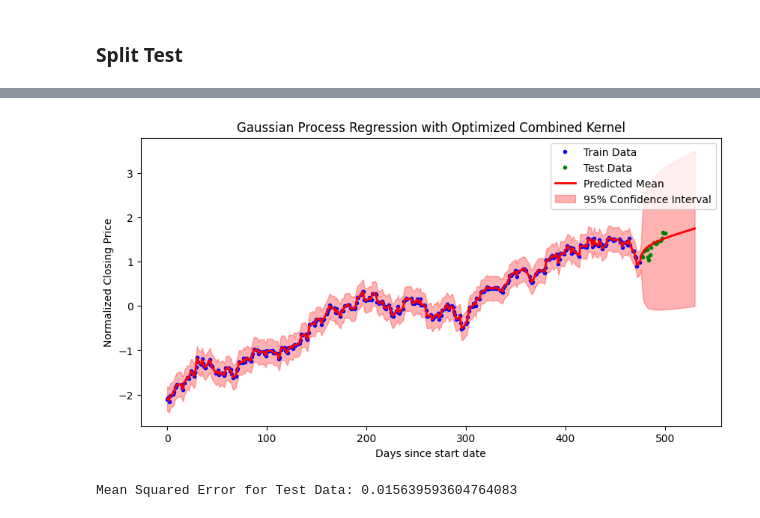
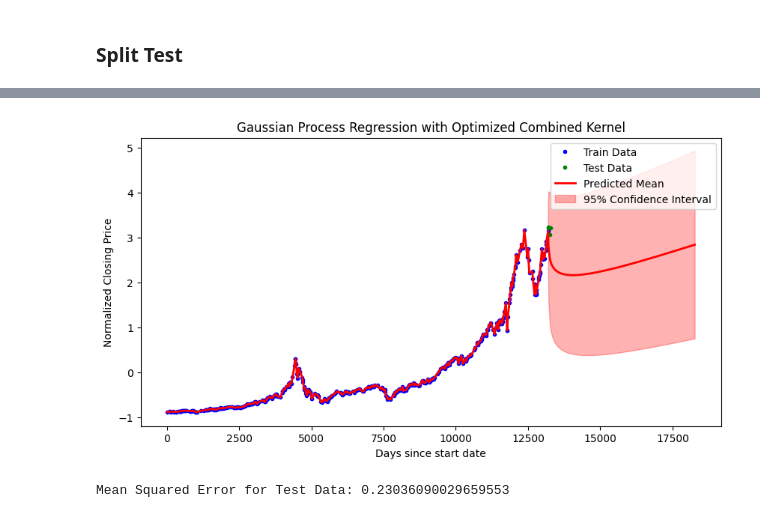
Before and after one commit to guner-aygin/Stock_Valuation, a Jupyter notebook: Stock_Forecast.ipynb, the cells around one changed output, grey strips where cells are left out. Saved outputs shown, nothing was run; the diff lists cells and outputs as text; code cells hidden in the pictures.

Commit message:
Forecasting NASDAQ based on all data

```diff
--- a/Stock_Forecast.ipynb
+++ b/Stock_Forecast.ipynb
@@ -11,7 +12,7 @@ from skopt.space import Real, Integer
 # %%
 # Define the ticker symbol and date range
-ticker = "QQQ"
-start_date = "2023-01-01"
+ticker = "^IXIC"
+start_date = "1988-01-01"
 end_date = "2024-05-20"
 
 # Download stock data
@@ -55,7 +52,7 @@ data.loc[:, 'Close'] = (data['Close'] - data['Close'].mean()) / data['Close'].st
 
 # Adjust the sample size to be smaller than the number of available data points
 available_data_points = len(data)
-sample_size = min(600, available_data_points)  # Adjust sample size to be smaller than available data
+sample_size = min(500, available_data_points)  # Adjust sample size to be smaller than available data
 
 # Reduce the dataset size by taking a random sample
 data_sample = data.sample(n=sample_size, random_state=1).sort_values(by='Date')
@@ -63,7 +60,7 @@ data_sample = data.sample(n=sample_size, random_state=1).sort_values(by='Date')
 ### Split Test
 # %%
 # Split the data into training and test sets
-train_size = int(len(data_sample) * 0.95)
+train_size = int(len(data_sample) * 0.99)
 data_train = data_sample.iloc[:train_size]
 data_test = data_sample.iloc[train_size:]
 
@@ -176,35 +179,35 @@ Got error No model on context stack. trying to find log_likelihood in translatio
 # %%
 # Extend the date range for future predictions
-num_future_days = 30  # Number of future days to predict
+num_future_days = 5000  # Number of future days to predict
 last_date = data_sample['Date'].max()
 future_dates = np.arange(last_date + 1, last_date + num_future_days + 1)[:, None]
 
 # Combine current dates with future dates
 X_all = np.vstack((data_sample['Date'].values[:, None], future_dates))
 
 with model:
     mu_all, var_all = gp.predict(X_all, point=trace[-1], diag=True)
 
 # Make predictions for the test dataset separately for MSE calculation
 with model:
     mu_test, var_test = gp.predict(X_test, point=trace[-1], diag=True)
 
 # Plotting
 plt.figure(figsize=(10, 5))
 plt.plot(X_train, y_train, 'b.', label='Train Data')
 plt.plot(X_test, y_test, 'g.', label='Test Data')
 plt.plot(X_all, mu_all, 'r', lw=2, label='Predicted Mean')
 plt.fill_between(X_all.flatten(), mu_all - 1.96 * np.sqrt(var_all), mu_all + 1.96 * np.sqrt(var_all), color='r', alpha=0.3, label='95% Confidence Interval')
 plt.title("Gaussian Process Regression with Optimized Combined Kernel")
 plt.xlabel("Days since start date")
 plt.ylabel("Normalized Closing Price")
 plt.legend()
 plt.show()
 # %% [output]
-[figure, old version]
+[figure, new version]
 # %%
 # Calculate and print the mean squared error for the test set
 mse = np.mean((mu_test - y_test)**2)
 print(f'Mean Squared Error for Test Data: {mse}')
 # %% [output]
-Mean Squared Error for Test Data: 0.015639593604764083
+Mean Squared Error for Test Data: 0.23036090029659553
```
Also changed, not shown: parts of 6 cells of this notebook.
